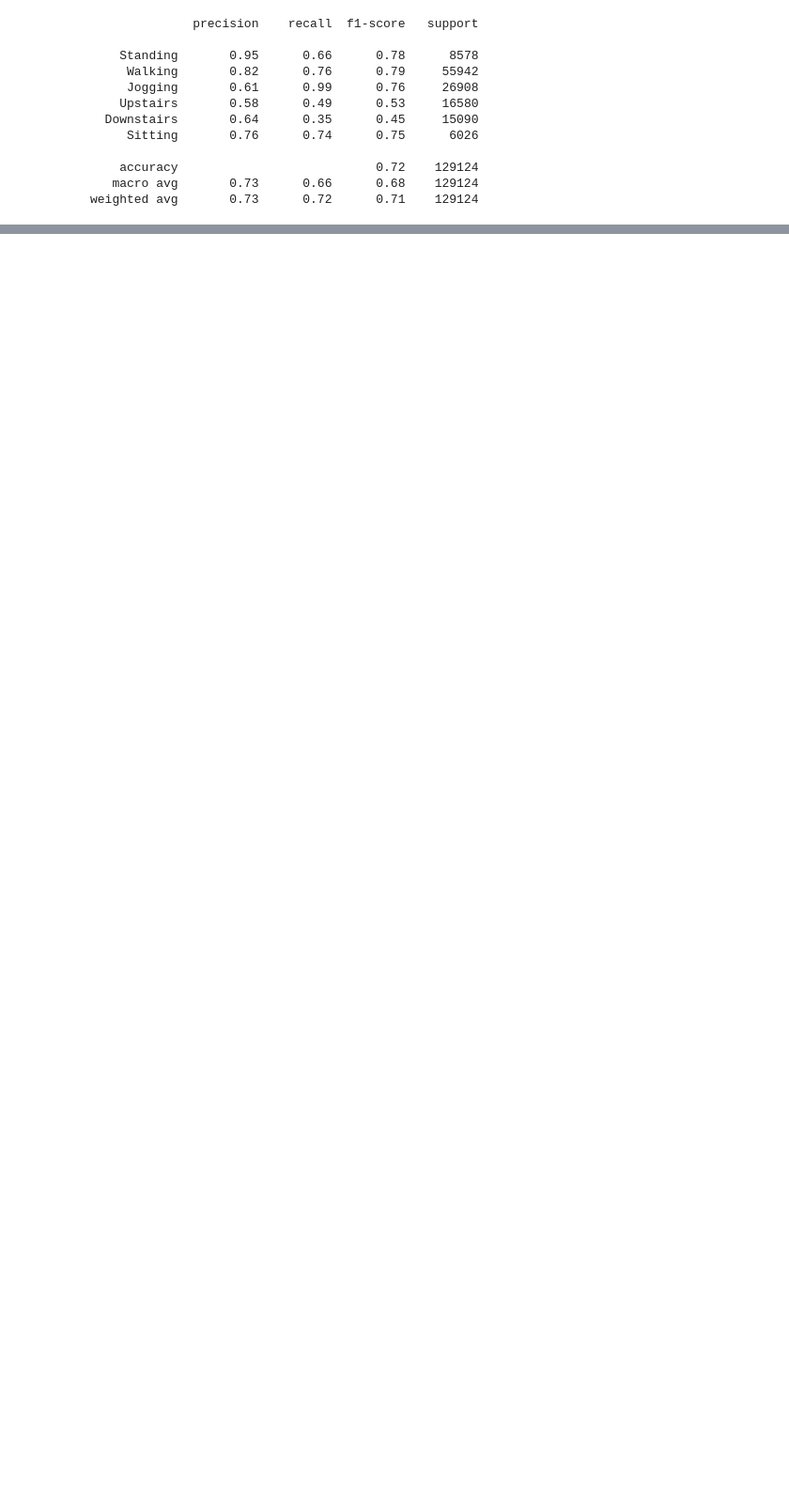
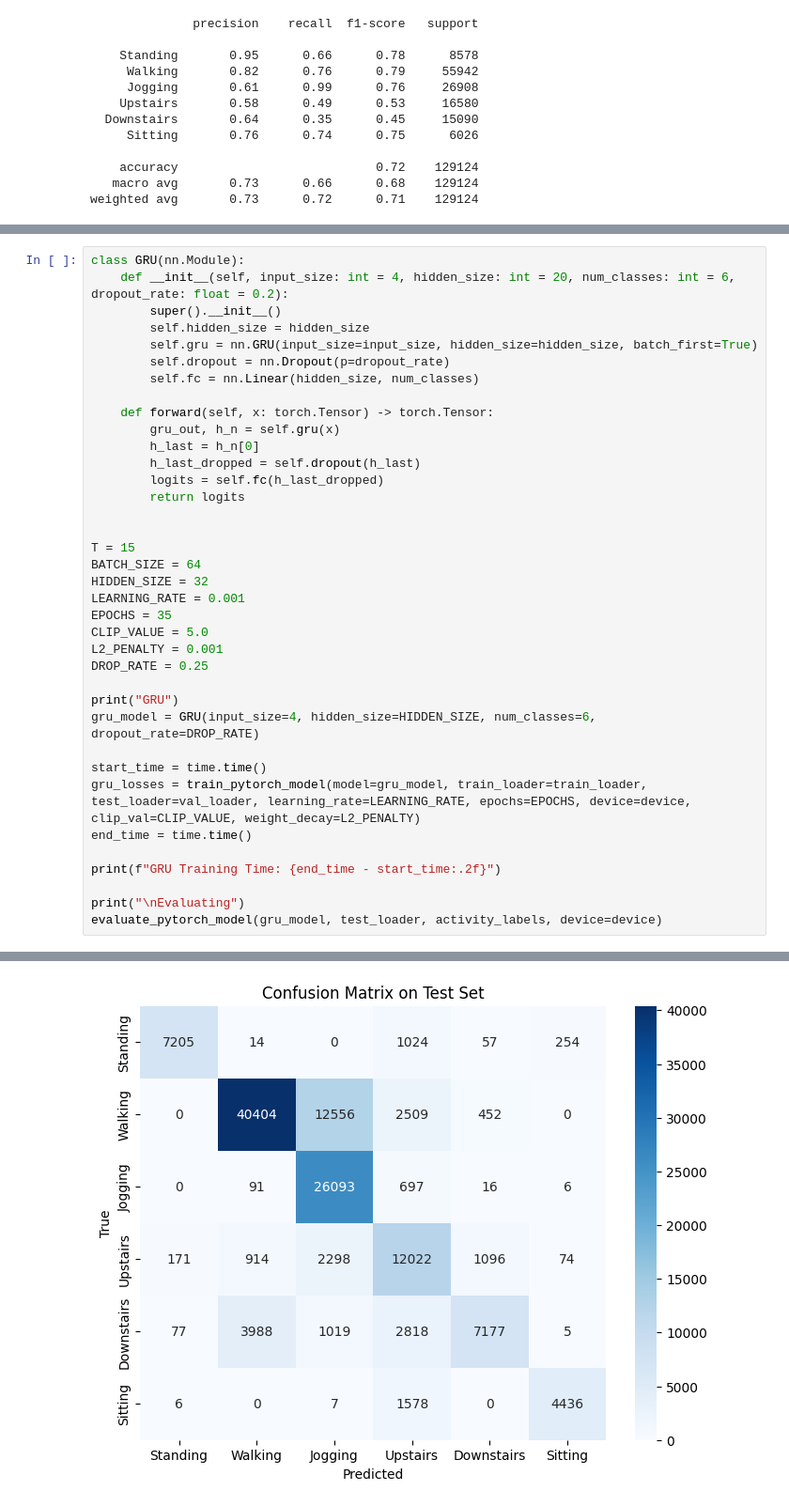
Before and after one commit to AminHgJoo/AI-Project, a Jupyter notebook: project.ipynb, the cells around one changed output, grey strips where cells are left out. Shown at 94% size. Cells and saved outputs as stored; diff of their text form; blank space fills up the shorter version.

```diff
--- a/project.ipynb
+++ b/project.ipynb
@@ -840,0 +1244,38 @@ weighted avg       0.73      0.72      0.71    129124
+# %%
+class GRU(nn.Module):
+    def __init__(self, input_size: int = 4, hidden_size: int = 20, num_classes: int = 6, dropout_rate: float = 0.2):
+        super().__init__()
+        self.hidden_size = hidden_size
+        self.gru = nn.GRU(input_size=input_size, hidden_size=hidden_size, batch_first=True)
+        self.dropout = nn.Dropout(p=dropout_rate)
+        self.fc = nn.Linear(hidden_size, num_classes)
+
+    def forward(self, x: torch.Tensor) -> torch.Tensor:
+        gru_out, h_n = self.gru(x)
+        h_last = h_n[0]
+        h_last_dropped = self.dropout(h_last)
+        logits = self.fc(h_last_dropped)
+        return logits
+
+
+T = 15
+BATCH_SIZE = 64
+HIDDEN_SIZE = 32
+LEARNING_RATE = 0.001
+EPOCHS = 35
+CLIP_VALUE = 5.0
+L2_PENALTY = 0.001
+DROP_RATE = 0.25
+
+print("GRU")
+gru_model = GRU(input_size=4, hidden_size=HIDDEN_SIZE, num_classes=6, dropout_rate=DROP_RATE)
+
+start_time = time.time()
+gru_losses = train_pytorch_model(model=gru_model, train_loader=train_loader, test_loader=val_loader, learning_rate=LEARNING_RATE, epochs=EPOCHS, device=device, clip_val=CLIP_VALUE, weight_decay=L2_PENALTY)
+end_time = time.time()
+
+print(f"GRU Training Time: {end_time - start_time:.2f}")
+
+print("\nEvaluating")
+evaluate_pytorch_model(gru_model, test_loader, activity_labels, device=device)
+# %% [output]
@@ -840,0 +1299 @@ weighted avg       0.73      0.72      0.71    129124
+[figure, added]
```
Also changed, not shown: parts of 16 cells of this notebook.
